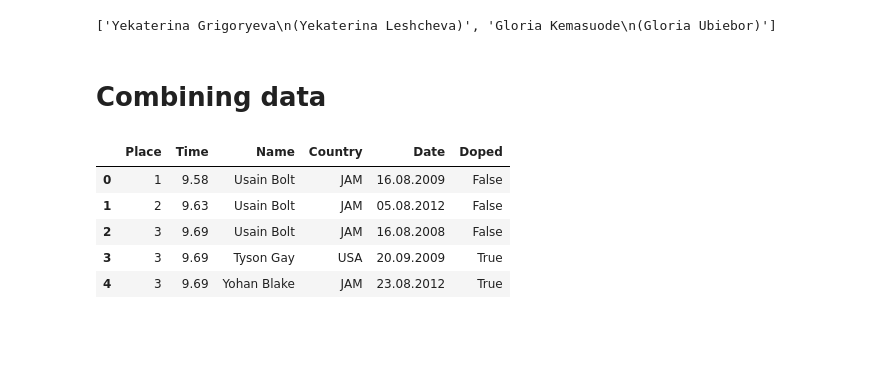
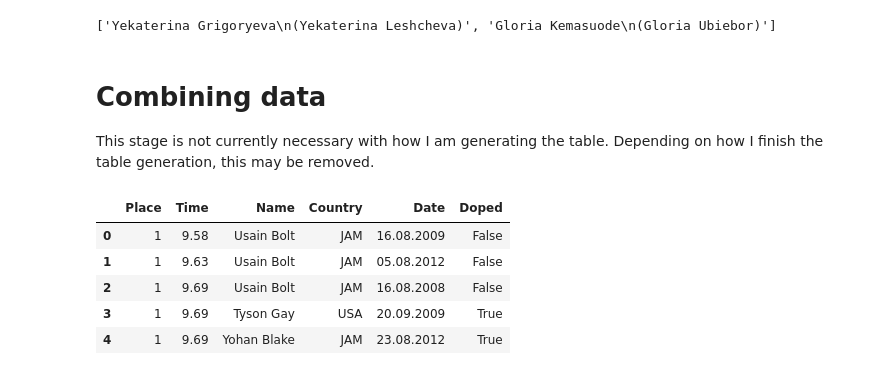
Before and after one commit to josef-alt/random-python-stuff, a Jupyter notebook: Mens 100m/All-time men's 100m.ipynb, the cells around one changed output. Saved outputs shown, nothing was run; the diff lists cells and outputs as text; code cells hidden in the pictures; blank space fills up the shorter version.

```diff
--- a/Mens 100m/All-time men's 100m.ipynb
+++ b/Mens 100m/All-time men's 100m.ipynb
@@ -65,19 +65,20 @@ print([name for name in doping_sprinters if bool(re.search(r'[^\w\s-]', name))])
 ['Yekaterina Grigoryeva\n(Yekaterina Leshcheva)', 'Gloria Kemasuode\n(Gloria Ubiebor)']
 # %% [markdown]
 # Combining data
+This stage is not currently necessary with how I am generating the table. Depending on how I finish the table generation, this may be removed.
 # %%
 doped_or_not = []
 for index, row in top_sprinters.iterrows():
-    entry = {'Place': row[0], 'Time': row[1], 'Name': row[3], 'Country': row[4], 'Date': row[8]}
-    entry['Doped'] = row[3] in doping_sprinters
+    entry = {'Place': row['Place'], 'Time': row['Time'], 'Name': row['Name'], 'Country': row['Country'], 'Date': row['Date']}
+    entry['Doped'] = row['Name'] in doping_sprinters
     doped_or_not.append(entry)
 
 doped_or_not = pd.DataFrame(doped_or_not)
 doped_or_not.head()
 # %% [output]
 |  | Place | Time | Name | Country | Date | Doped |
 | 0 | 1 | 9.58 | Usain Bolt | JAM | 16.08.2009 | False |
-| 1 | 2 | 9.63 | Usain Bolt | JAM | 05.08.2012 | False |
-| 2 | 3 | 9.69 | Usain Bolt | JAM | 16.08.2008 | False |
-| 3 | 3 | 9.69 | Tyson Gay | USA | 20.09.2009 | True |
-| 4 | 3 | 9.69 | Yohan Blake | JAM | 23.08.2012 | True |
+| 1 | 1 | 9.63 | Usain Bolt | JAM | 05.08.2012 | False |
+| 2 | 1 | 9.69 | Usain Bolt | JAM | 16.08.2008 | False |
+| 3 | 1 | 9.69 | Tyson Gay | USA | 20.09.2009 | True |
+| 4 | 1 | 9.69 | Yohan Blake | JAM | 23.08.2012 | True |
```
Also changed, not shown: parts of 2 cells of this notebook, 1 other file.
